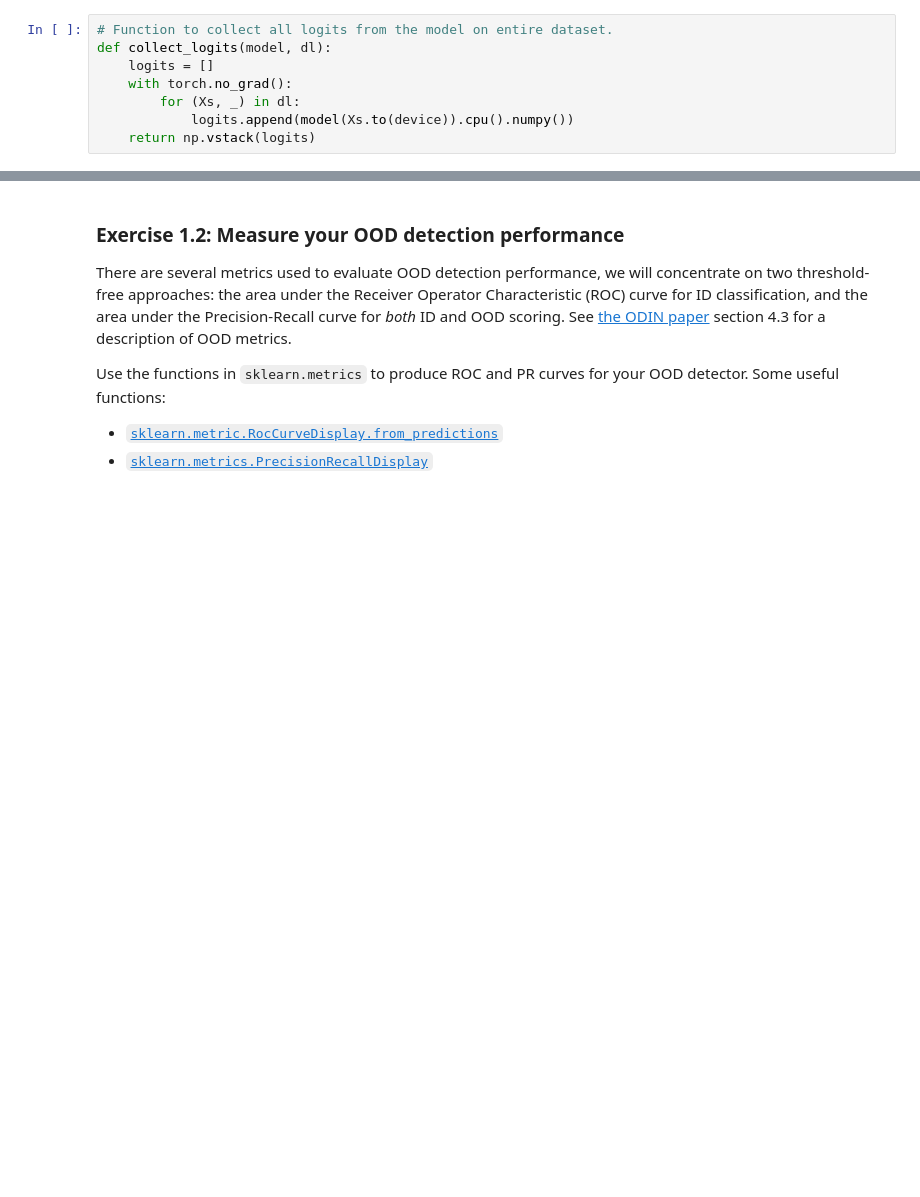
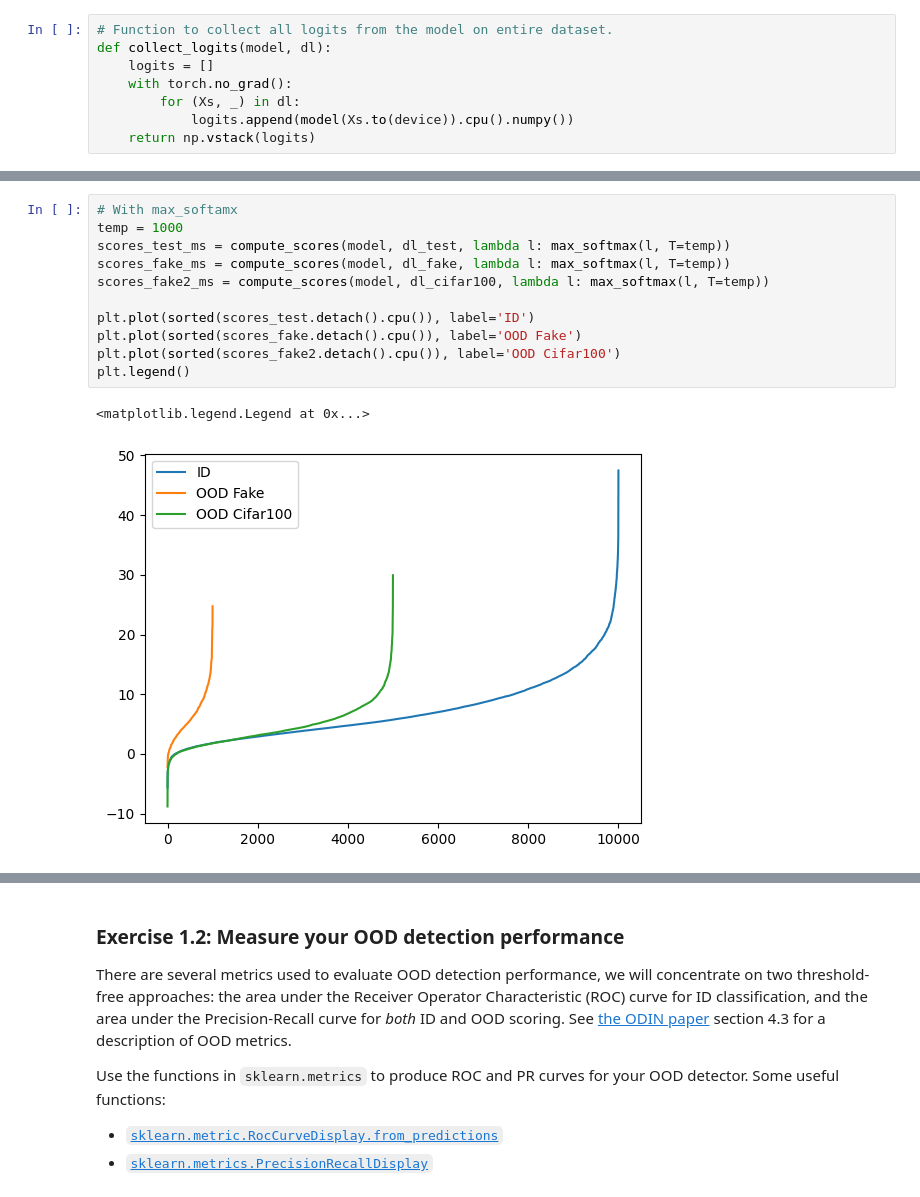
Before and after one commit to Sossio699/DLA, a Jupyter notebook: Lab4/Lab4_OOD.ipynb, the cells around one changed output, grey strips where cells are left out. Drawn from its saved outputs; the diff is of its cells as text; blank space fills up the shorter version.

```diff
--- a/Lab4/Lab4_OOD.ipynb
+++ b/Lab4/Lab4_OOD.ipynb
@@ -170,0 +311,14 @@ plt.legend()
+# %%
+# With max_softamx
+temp = 1000
+scores_test_ms = compute_scores(model, dl_test, lambda l: max_softmax(l, T=temp))
+scores_fake_ms = compute_scores(model, dl_fake, lambda l: max_softmax(l, T=temp))
+scores_fake2_ms = compute_scores(model, dl_cifar100, lambda l: max_softmax(l, T=temp))
+
+plt.plot(sorted(scores_test.detach().cpu()), label='ID')
+plt.plot(sorted(scores_fake.detach().cpu()), label='OOD Fake')
+plt.plot(sorted(scores_fake2.detach().cpu()), label='OOD Cifar100')
+plt.legend()
+# %% [output]
+<matplotlib.legend.Legend at 0x...>
+[figure, added]
```
Also changed, not shown: parts of 78 cells of this notebook, 3 other files.
